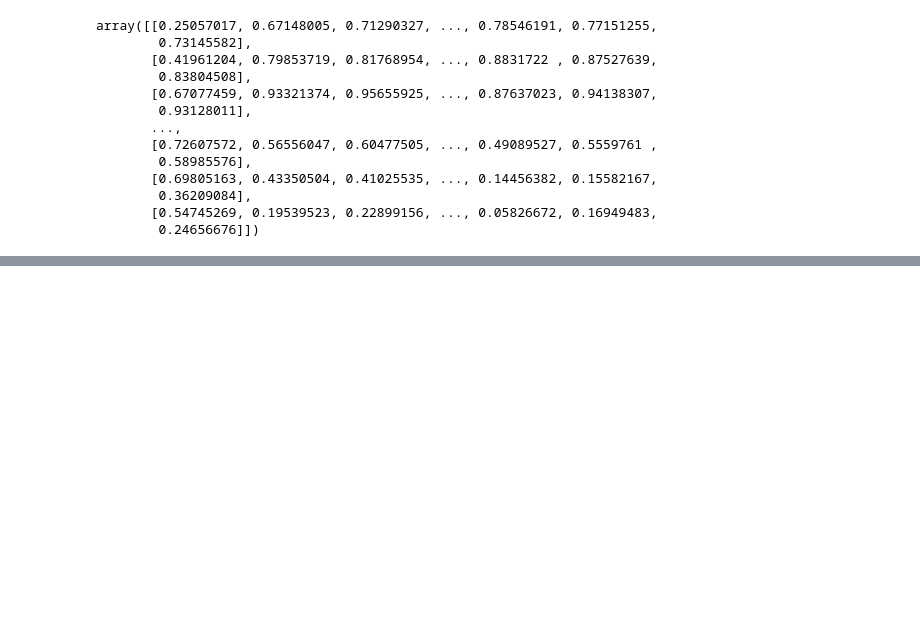
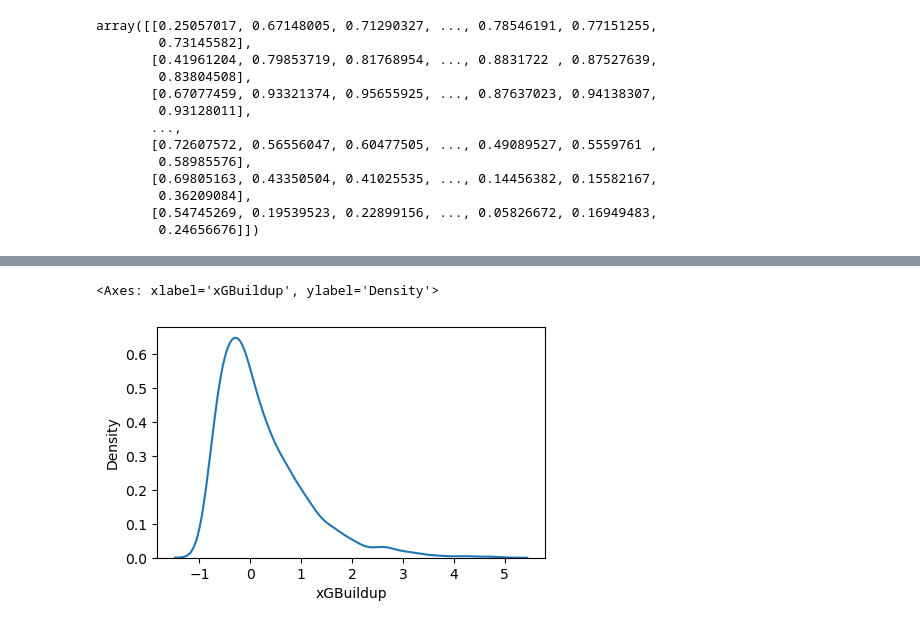
Before and after one commit to sajacaros/eda_champions, a Jupyter notebook: eda/eda.ipynb, the cells around one changed output, grey strips where cells are left out. Cells and saved outputs as stored; diff of their text form; code cells hidden in the pictures; blank space fills up the shorter version.

```diff
--- a/eda/eda.ipynb
+++ b/eda/eda.ipynb
@@ -437,0 +444,6 @@ len(similarity[0])
+# %%
+plt.figure(figsize=(5,3))
+sns.kdeplot(scalered_df, x='xGBuildup')
+# %% [output]
+<Axes: xlabel='xGBuildup', ylabel='Density'>
+[figure, added]
```
Also changed, not shown: parts of 17 cells of this notebook, 3 other files.
